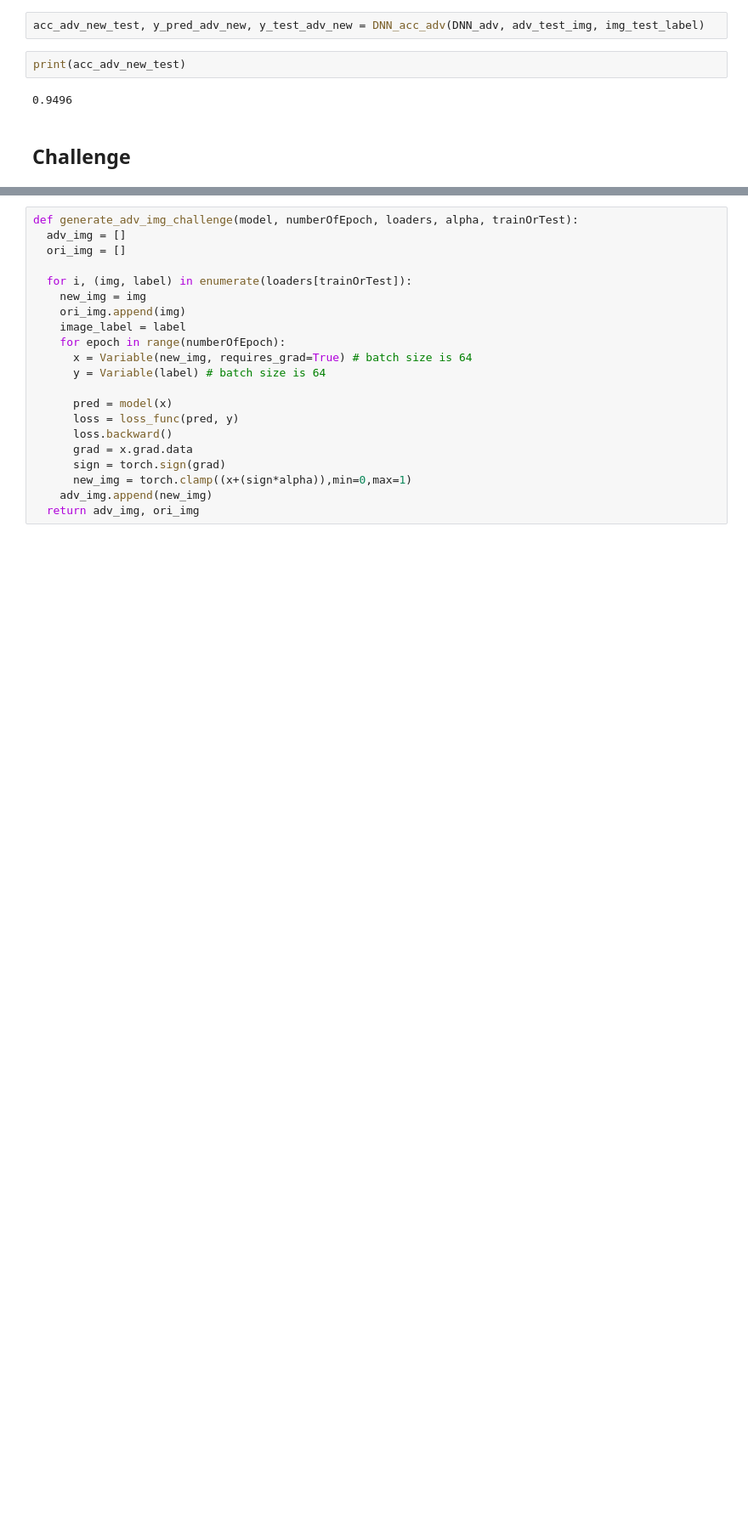
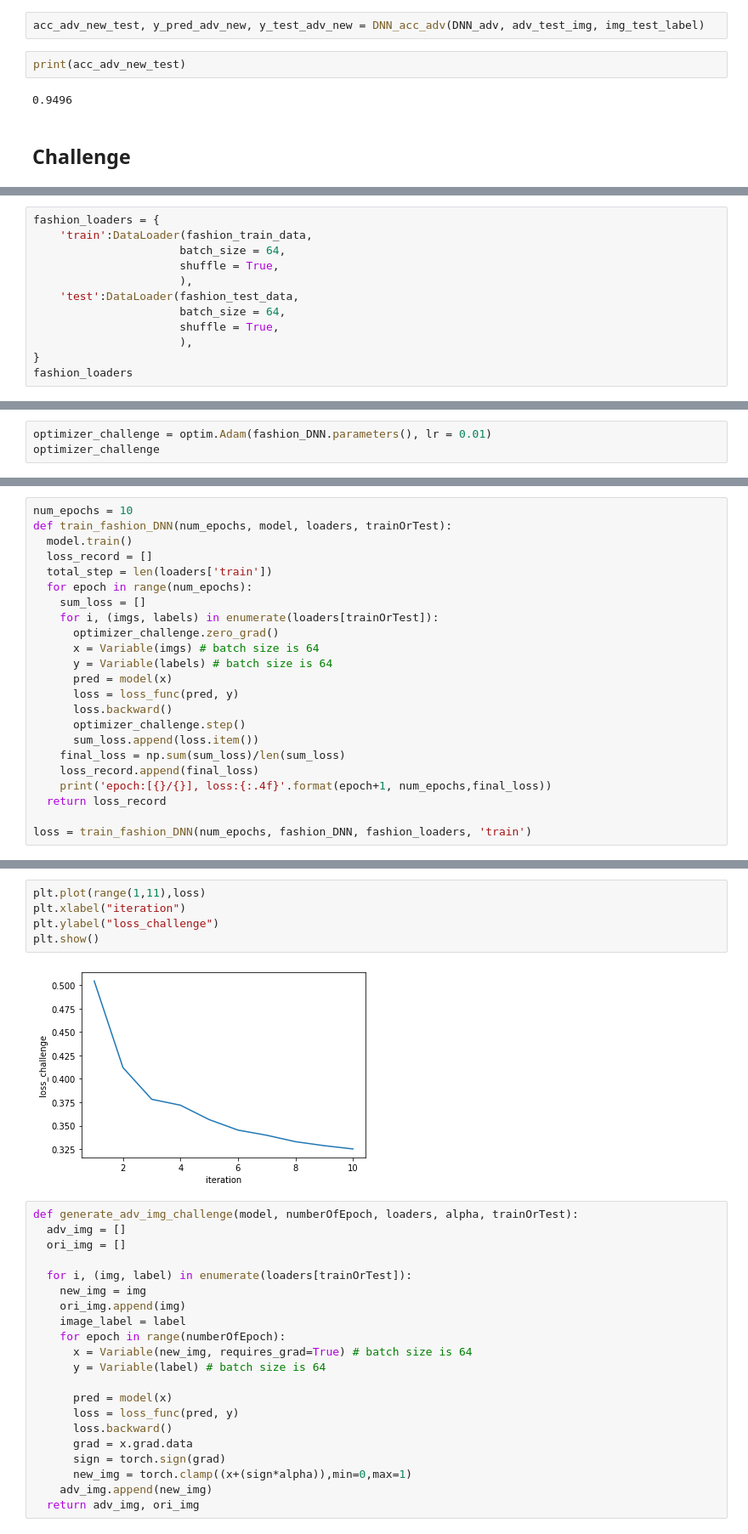
Before and after one commit to yeb2Binfang/ECE-GY-9163-ML-cyber, a Jupyter notebook: Lab/MLSec_Lab2.ipynb, the cells around one changed output, grey strips where cells are left out. Shown at 85% size. Cells and saved outputs as stored; diff of their text form; blank space fills up the shorter version.

```diff
--- a/Lab/MLSec_Lab2.ipynb
+++ b/Lab/MLSec_Lab2.ipynb
@@ -516,0 +535,12 @@ print(acc_adv_new_test)
+# %%
+fashion_loaders = {
+    'train':DataLoader(fashion_train_data,
+                      batch_size = 64,
+                      shuffle = True,
+                      ),
+    'test':DataLoader(fashion_test_data,
+                      batch_size = 64,
+                      shuffle = True,
+                      ),
+}
+fashion_loaders
@@ -516,0 +578,3 @@ print(acc_adv_new_test)
+# %%
+optimizer_challenge = optim.Adam(fashion_DNN.parameters(), lr = 0.01)
+optimizer_challenge
@@ -516,0 +590,23 @@ print(acc_adv_new_test)
+# %%
+num_epochs = 10
+def train_fashion_DNN(num_epochs, model, loaders, trainOrTest):
+  model.train()
+  loss_record = []
+  total_step = len(loaders['train'])
+  for epoch in range(num_epochs):
+    sum_loss = []
+    for i, (imgs, labels) in enumerate(loaders[trainOrTest]):
+      optimizer_challenge.zero_grad()
+      x = Variable(imgs) # batch size is 64
+      y = Variable(labels) # batch size is 64
+      pred = model(x)
+      loss = loss_func(pred, y)
+      loss.backward()
+      optimizer_challenge.step()
+      sum_loss.append(loss.item())
+    final_loss = np.sum(sum_loss)/len(sum_loss)
+    loss_record.append(final_loss)
+    print('epoch:[{}/{}], loss:{:.4f}'.format(epoch+1, num_epochs,final_loss))
+  return loss_record
+
+loss = train_fashion_DNN(num_epochs, fashion_DNN, fashion_loaders, 'train')
@@ -517,3 +624,10 @@ print(acc_adv_new_test)
+# %%
+plt.plot(range(1,11),loss)
+plt.xlabel("iteration")
+plt.ylabel("loss_challenge")
+plt.show()
+# %% [output]
+[figure, added]
 # %%
 def generate_adv_img_challenge(model, numberOfEpoch, loaders, alpha, trainOrTest):
   adv_img = []
```
Also changed, not shown: parts of 10 cells of this notebook.
